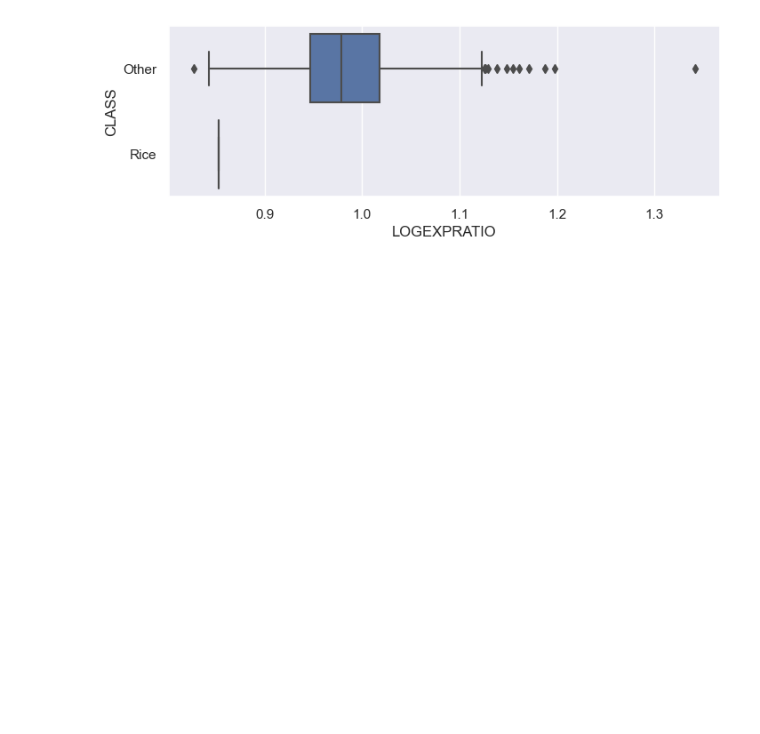
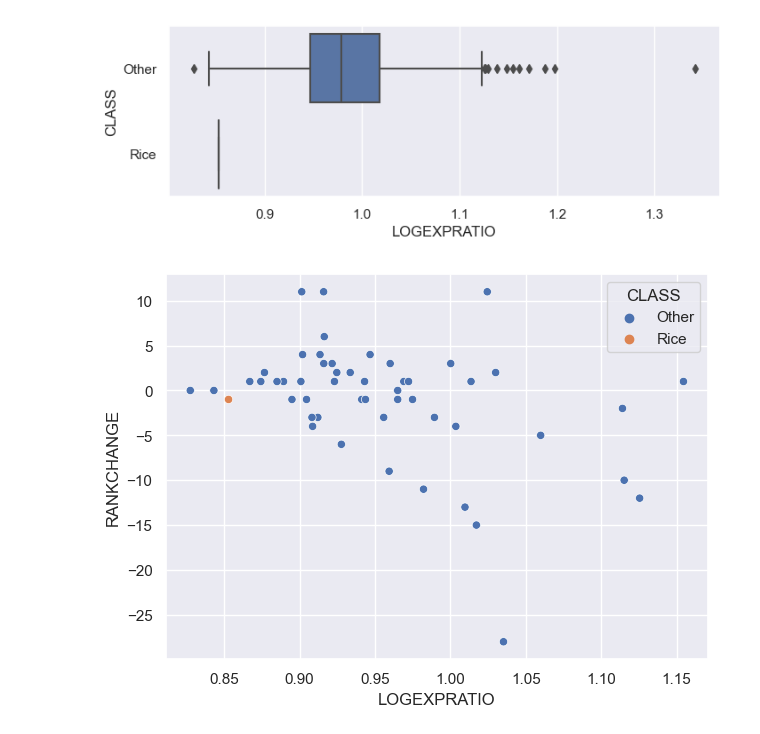
Before and after one commit to fadilf/college, a Jupyter notebook: EDA.ipynb, the cells around one changed output. Saved outputs shown, nothing was run; the diff lists cells and outputs as text; code cells hidden in the pictures; blank space fills up the shorter version.

```diff
--- a/EDA.ipynb
+++ b/EDA.ipynb
@@ -86,5 +83,13 @@ df_numeric = df_2021[numeric_columns]
 # %%
-expenditure_ratios = df_merged[['EINSTRUCTIONAL', 'ERESEARCH', 'EPUBLIC', 'EACADEMIC', 'ESTUDENT', 'EINSTITUTIONAL', 'ENDOWMENT']].groupby(df_merged.UNITID).mean(numeric_only=True)
+expenditure_ratios = df_merged[[
+    'EINSTRUCTIONAL',
+    'ERESEARCH',
+    'EPUBLIC',
+    'EACADEMIC',
+    'ESTUDENT',
+    'EINSTITUTIONAL',
+    'ENDOWMENT'
+]].groupby(df_merged.UNITID).mean(numeric_only=True)
 # %%
 expenditure_ratios["EXPENDITURETOTAL"] = expenditure_ratios['EINSTRUCTIONAL'] + expenditure_ratios['ERESEARCH'] + expenditure_ratios['EPUBLIC'] + expenditure_ratios['EACADEMIC'] + expenditure_ratios['ESTUDENT'] + expenditure_ratios['EINSTITUTIONAL']
 # %%
@@ -158,3 +163,16 @@ sns.set(rc={'figure.figsize':(8, 2.5)})
 sns.boxplot(x=expenditure_ratios["LOGEXPRATIO"], y=expenditure_ratios["CLASS"]);
 # %% [output]
 [figure]
+# %%
+STARTRANK = df_merged[df_merged["YEAR"] == start_year][["UNITID", "USNEWSRANK"]].rename(columns={"USNEWSRANK": "STARTRANK"})
+ENDRANK = df_merged[df_merged["YEAR"] == end_year][["UNITID", "USNEWSRANK"]].rename(columns={"USNEWSRANK": "ENDRANK"})
+# %%
+RANKCHANGE = pd.merge(STARTRANK, ENDRANK, on='UNITID')
+RANKCHANGE["RANKCHANGE"] = RANKCHANGE["ENDRANK"] - RANKCHANGE["STARTRANK"]
+# %%
+EXP_and_CHANGE = pd.merge(expenditure_ratios, RANKCHANGE.dropna(), on="UNITID")
+# %%
+sns.set(rc={'figure.figsize':(7, 5)})
+sns.scatterplot(data=EXP_and_CHANGE, x="LOGEXPRATIO", y="RANKCHANGE", hue="CLASS");
+# %% [output]
+[figure, added]
```
Also changed, not shown: parts of 2 cells of this notebook.
